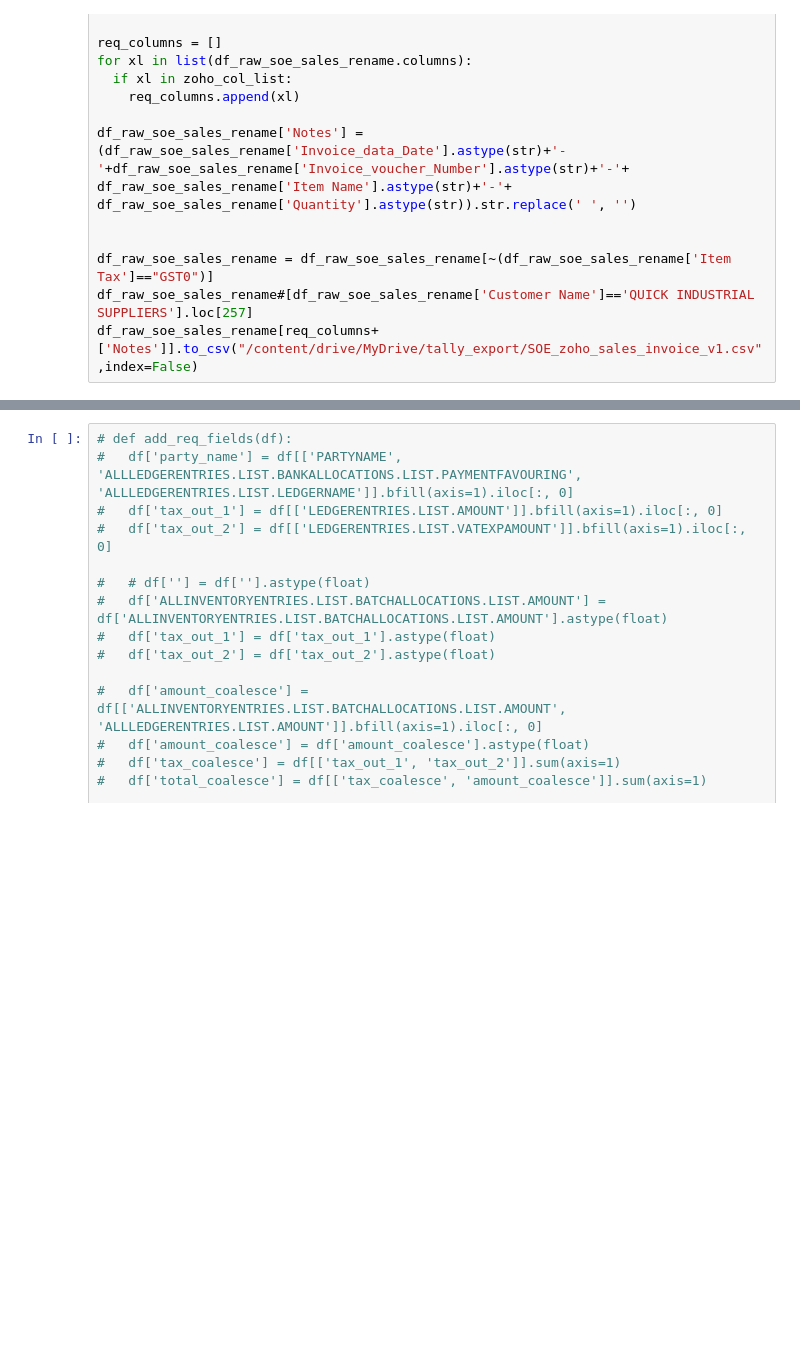
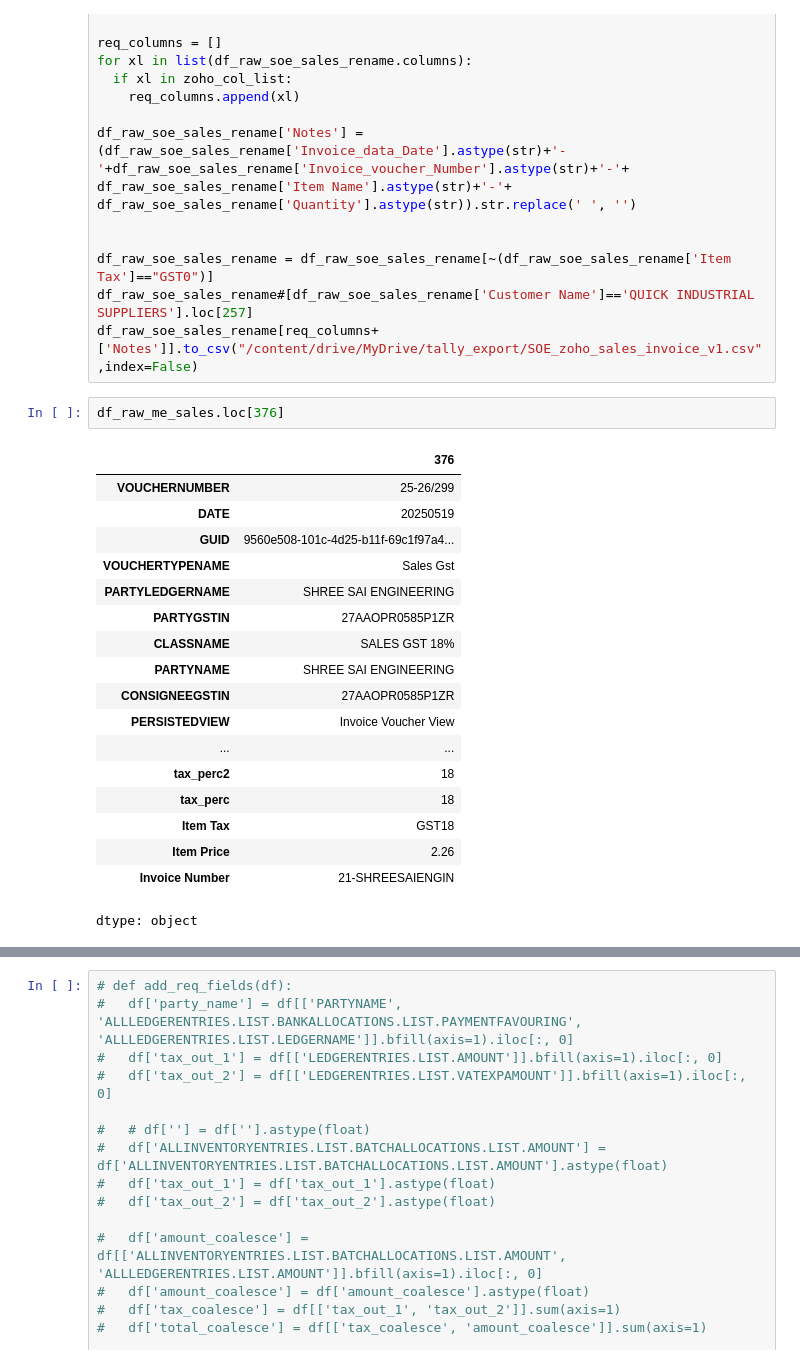
Before and after one commit to omkar-salunke/accounts, a Jupyter notebook: both_tally_daybook.ipynb, the cells around one changed output, grey strips where cells are left out. Drawn from its saved outputs; the diff is of its cells as text; blank space fills up the shorter version.

```diff
--- a/both_tally_daybook.ipynb
+++ b/both_tally_daybook.ipynb
@@ -381,3 +382,24 @@ df_raw_soe_sales_rename['Notes'] = (df_raw_soe_sales_rename['Invoice_data_Date']
 df_raw_soe_sales_rename = df_raw_soe_sales_rename[~(df_raw_soe_sales_rename['Item Tax']=="GST0")]
 df_raw_soe_sales_rename#[df_raw_soe_sales_rename['Customer Name']=='QUICK INDUSTRIAL SUPPLIERS'].loc[257]
 df_raw_soe_sales_rename[req_columns+['Notes']].to_csv("/content/drive/MyDrive/tally_export/SOE_zoho_sales_invoice_v1.csv",index=False)
+# %%
+df_raw_me_sales.loc[376]
+# %% [output]
+|  | 376 |
+| VOUCHERNUMBER | 25-26/299 |
+| DATE | 20250519 |
+| GUID | 9560e508-101c-4d25-b11f-69c1f97a4... |
+| VOUCHERTYPENAME | Sales Gst |
+| PARTYLEDGERNAME | SHREE SAI ENGINEERING |
+| PARTYGSTIN | 27AAOPR0585P1ZR |
+| CLASSNAME | SALES GST 18% |
+| PARTYNAME | SHREE SAI ENGINEERING |
+| CONSIGNEEGSTIN | 27AAOPR0585P1ZR |
+| PERSISTEDVIEW | Invoice Voucher View |
+| ... | ... |
+| tax_perc2 | 18 |
+| tax_perc | 18 |
+| Item Tax | GST18 |
+| Item Price | 2.26 |
+| Invoice Number | 21-SHREESAIENGIN |
+dtype: object
```
Also changed, not shown: parts of 6 cells of this notebook.
